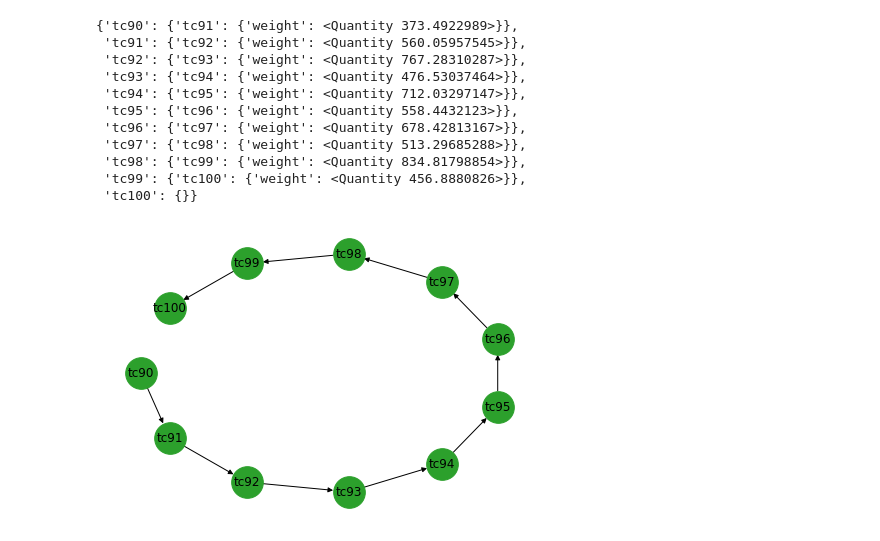
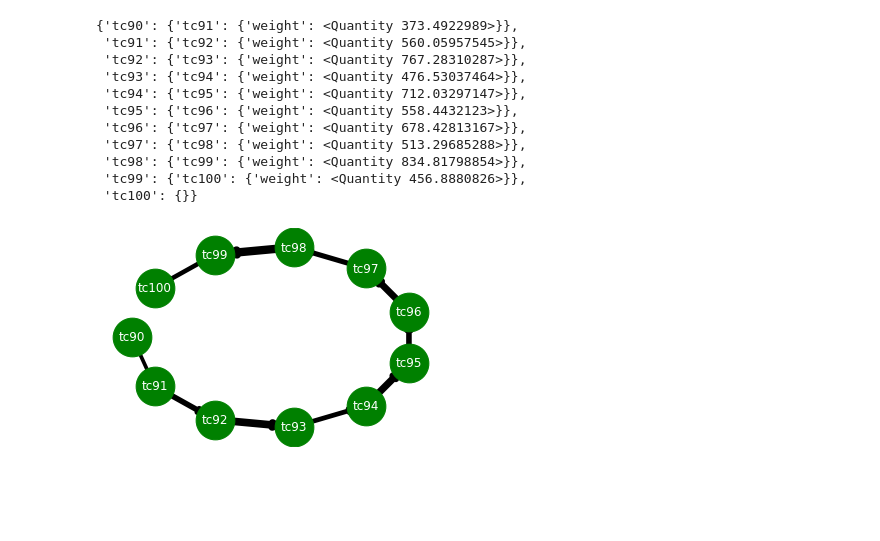
Before and after one commit to ndavila/Neutron_Capture_Cross_Sections, a Jupyter notebook: neutron_capture_cross_section.ipynb, the cells around one changed output. Saved outputs shown, nothing was run; the diff lists cells and outputs as text; code cells hidden in the pictures; blank space fills up the shorter version.

Commit message:
edge width corresponds to scaled cross sections

```diff
--- a/neutron_capture_cross_section.ipynb
+++ b/neutron_capture_cross_section.ipynb
@@ -161,15 +161,25 @@ nx.to_dict_of_dicts(G)
  'tc98': {'tc99': {'weight': <Quantity 834.81798854>}},
  'tc99': {'tc100': {'weight': <Quantity 456.8880826>}},
  'tc100': {}}
-# %%
-#nx.draw(G,with_labels=True)
-#plt.show()
-
-pos = nx.shell_layout(G, scale=1)
-
-nx.draw(G, pos, with_labels=True, node_size=1000, node_color="tab:green")
-#labels = {e: G.edges[e]['weight'] for e in G.edges}
-#nx.draw_networkx_edge_labels(G, pos, edge_labels=labels)
-plt.show()
-# %% [output]
-[figure, removed]
+# %%
+pos = nx.shell_layout(G, scale=1)
+
+widths = {e: G.edges[e]['weight']/100 for e in G.edges}
+
+nx.draw_networkx_nodes(G,pos,
+                       node_size=1500,
+                       node_color='green',
+                       alpha=1)
+nx.draw_networkx_edges(G,pos,
+                       edgelist = widths.keys(),
+                       width=list(widths.values()),
+                       edge_color='black',
+                       alpha=1)
+nx.draw_networkx_labels(G, pos=pos,
+                        font_color='white')
+
+
+plt.box(False)
+plt.show()
+# %% [output]
+[figure, added]
```
